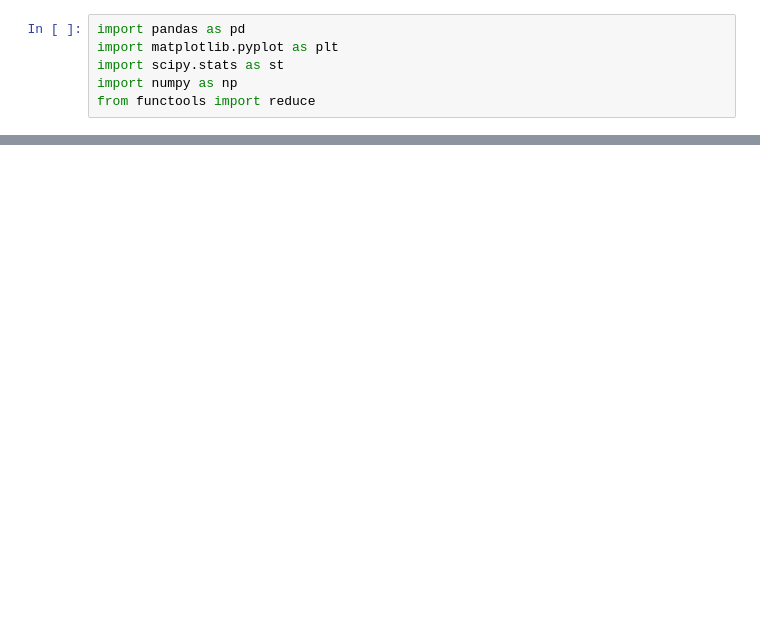
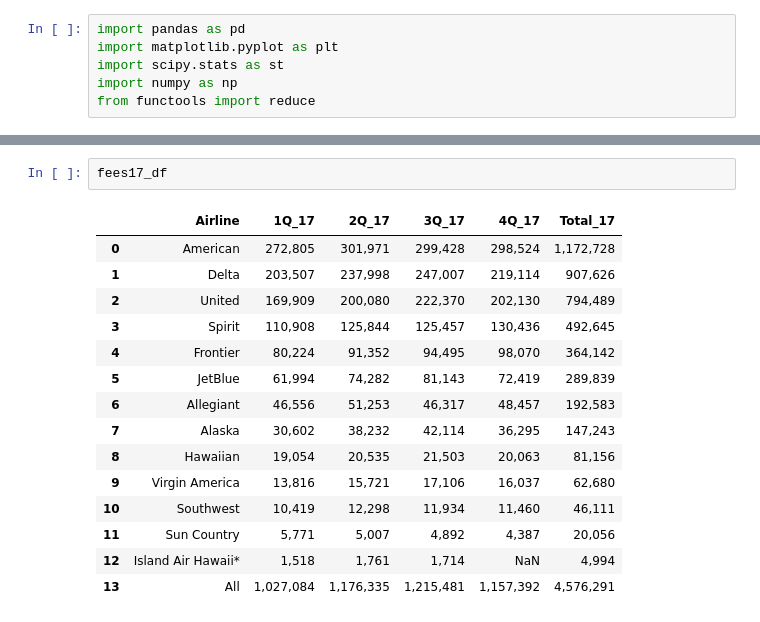
Before and after one commit to marcum531/Project1, a Jupyter notebook: Baggage_Fees.ipynb, the cells around one changed output, grey strips where cells are left out. Saved outputs shown, nothing was run; the diff lists cells and outputs as text; blank space fills up the shorter version.

```diff
--- a/Baggage_Fees.ipynb
+++ b/Baggage_Fees.ipynb
@@ -386,0 +34,18 @@ all_baggage8
+# %%
+fees17_df
+# %% [output]
+|  | Airline | 1Q_17 | 2Q_17 | 3Q_17 | 4Q_17 | Total_17 |
+| 0 | American | 272,805 | 301,971 | 299,428 | 298,524 | 1,172,728 |
+| 1 | Delta | 203,507 | 237,998 | 247,007 | 219,114 | 907,626 |
+| 2 | United | 169,909 | 200,080 | 222,370 | 202,130 | 794,489 |
+| 3 | Spirit | 110,908 | 125,844 | 125,457 | 130,436 | 492,645 |
+| 4 | Frontier | 80,224 | 91,352 | 94,495 | 98,070 | 364,142 |
+| 5 | JetBlue | 61,994 | 74,282 | 81,143 | 72,419 | 289,839 |
+| 6 | Allegiant | 46,556 | 51,253 | 46,317 | 48,457 | 192,583 |
+| 7 | Alaska | 30,602 | 38,232 | 42,114 | 36,295 | 147,243 |
+| 8 | Hawaiian | 19,054 | 20,535 | 21,503 | 20,063 | 81,156 |
+| 9 | Virgin America | 13,816 | 15,721 | 17,106 | 16,037 | 62,680 |
+| 10 | Southwest | 10,419 | 12,298 | 11,934 | 11,460 | 46,111 |
+| 11 | Sun Country | 5,771 | 5,007 | 4,892 | 4,387 | 20,056 |
+| 12 | Island Air Hawaii* | 1,518 | 1,761 | 1,714 | NaN | 4,994 |
+| 13 | All | 1,027,084 | 1,176,335 | 1,215,481 | 1,157,392 | 4,576,291 |
```
Also changed, not shown: parts of 26 cells of this notebook.
